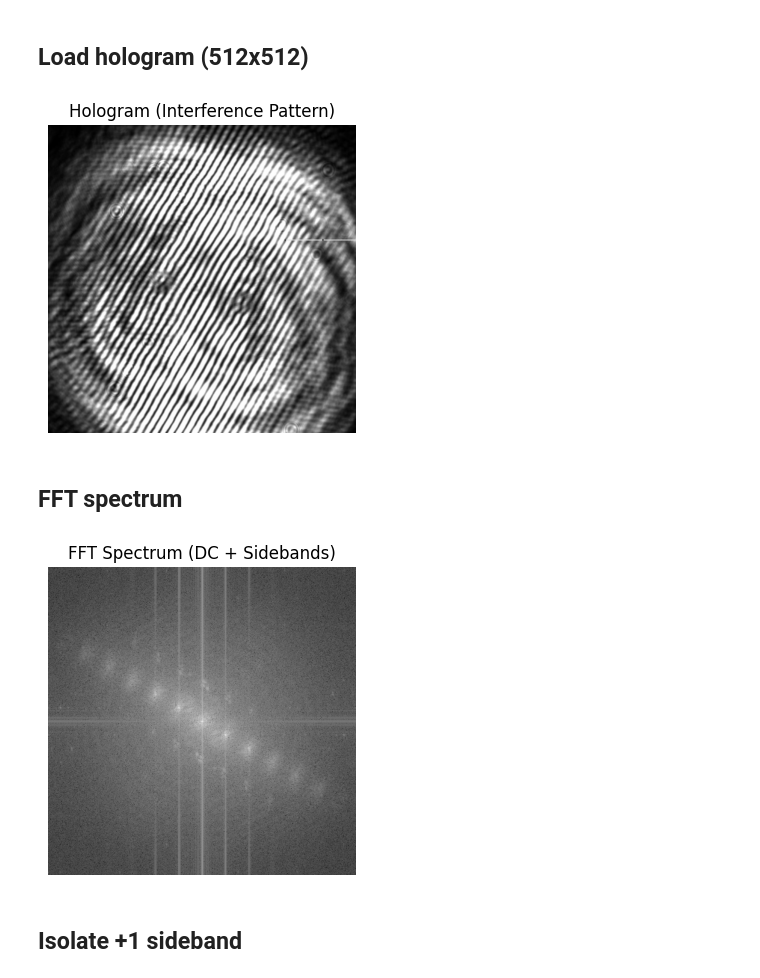
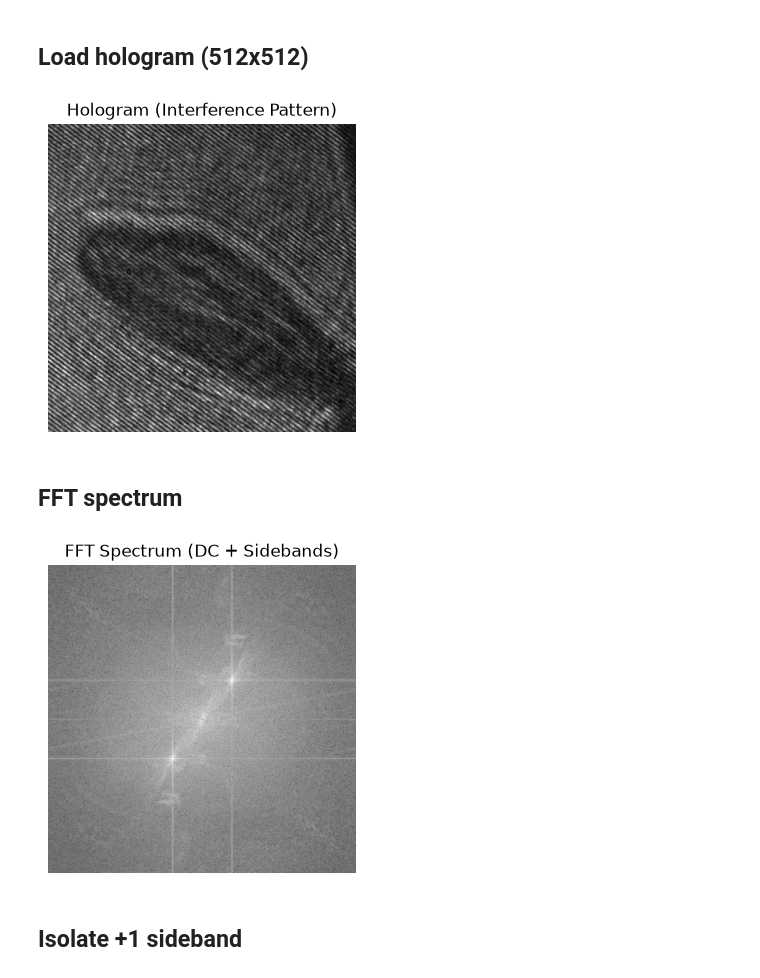
Before and after one commit to Kizito-Nmesomachukwu/IMiP_Week-3-Log_Off-Axis-Holography-Simulation, a Jupyter notebook: notebook.ipynb, the cells around one changed output. Cells and saved outputs as stored; diff of their text form; code cells hidden in the pictures.

```diff
--- a/notebook.ipynb
+++ b/notebook.ipynb
@@ -22,17 +53,17 @@ from Phase_Simulation import (
 # %% [markdown]
 ## Load hologram (512x512)
 # %%
-hologram = load_hologram("img/pattern_01.png", size=512)
+hologram = load_hologram("img/fly.bmp", size=512)
 plot_hologram(hologram)
 # %% [output]
-[figure, old version]
+[figure, new version]
 # %% [markdown]
 ## FFT spectrum
 # %%
 H = compute_fft(hologram)
 plot_spectrum(H)
 # %% [output]
-[figure, old version]
+[figure, new version]
 # %% [markdown]
 ## Isolate +1 sideband
 # %%
```
Also changed, not shown: parts of 5 cells of this notebook, 7 other files.
